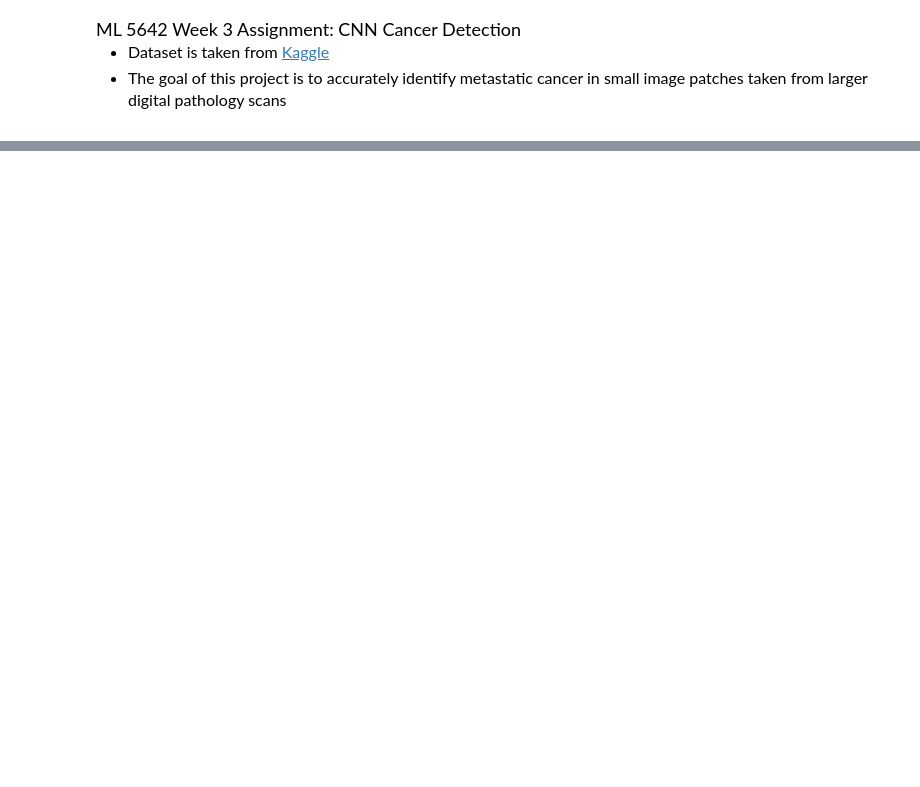
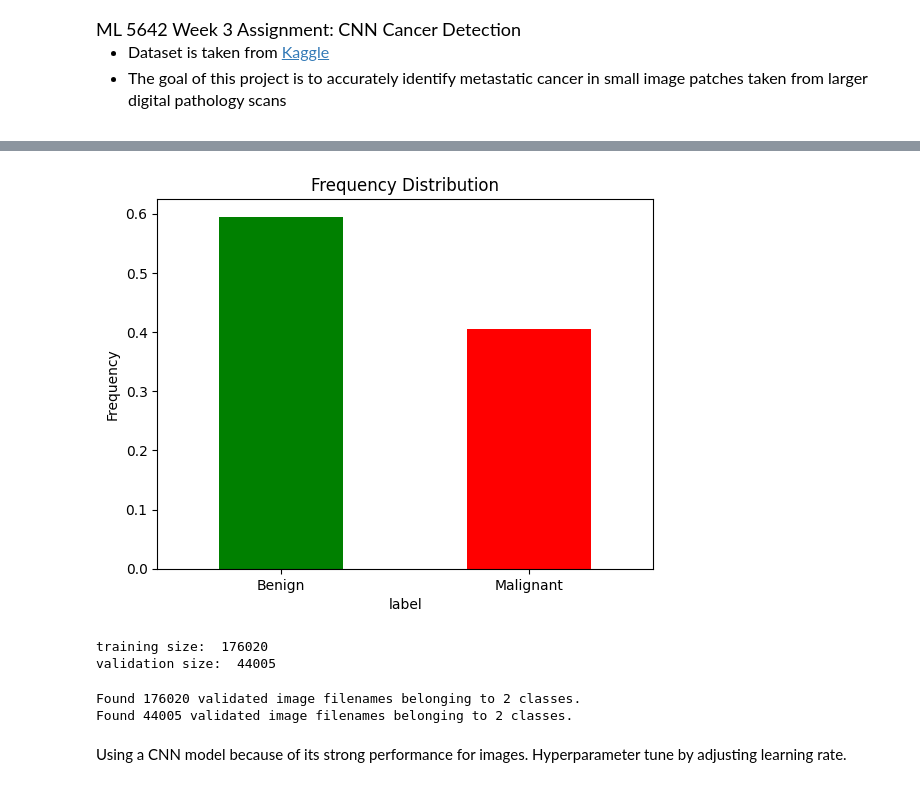
Before and after one commit to chrishead22/CancerDetection, a Jupyter notebook: CancerDetection.ipynb, the cells around one changed output, grey strips where cells are left out. Saved outputs shown, nothing was run; the diff lists cells and outputs as text; code cells hidden in the pictures; blank space fills up the shorter version.

```diff
--- a/CancerDetection.ipynb
+++ b/CancerDetection.ipynb
@@ -31,15 +29,9 @@ pd.set_option('display.max_columns', None)
 # %%
-# connect to Kaggle dataset locally and display contents
-#df = pd.read_csv('nytimes_best_restaurants_2024.csv')
-
+# connect to Kaggle dataset and display contents
 train_images = '/kaggle/input/histopathologic-cancer-detection/train/'
 test_images = '/kaggle/input/histopathologic-cancer-detection/test/'
-label_csv = '/kaggle/input/histopathologic-cancer-detection/train_labels.csv'
 
-df = pd.read_csv(label_csv)
-
+df = pd.read_csv('/kaggle/input/histopathologic-cancer-detection/train_labels.csv')
 df['id'] = df['id'] + '.tif'
 df['label'] = df['label'].astype(str)
-
-print(df.shape)
 df.head()
@@ -45,0 +45,20 @@ df.head()
+# %%
+# get frequency distribution
+distribution = (df.label.value_counts() / len(df)).to_frame()
+distribution.iloc[:, 0].plot(kind='bar', color=['green', 'red'])
+plt.title('Frequency Distribution')
+plt.ylabel('Frequency')
+plt.xticks([0, 1], ['Benign', 'Malignant'], rotation=0)
+plt.show()
+# %% [output]
+[figure, added]
+# %%
+# split the data into training and validation data
+train_df, valid_df = train_test_split(df, test_size=0.2, stratify=df['label'], random_state=42)
+
+# get size of each dataset
+print("training size: ", len(train_df))
+print("validation size: ", len(valid_df))
+# %% [output]
+training size:  176020
+validation size:  44005
@@ -45,0 +68,27 @@ df.head()
+# %%
+train_loader = valid_data.flow_from_dataframe(
+    dataframe=train_df,
+    directory=train_images,
+    x_col='id',
+    y_col='label',
+    class_mode='categorical',
+    batch_size=64,
+    target_size=(32, 32),
+    shuffle=False
+)
+
+valid_loader = valid_data.flow_from_dataframe(
+    dataframe=valid_df,
+    directory=train_images,
+    x_col='id',
+    y_col='label',
+    class_mode='categorical',
+    batch_size=64,
+    target_size=(32, 32),
+    shuffle=False
+)
+# %% [output]
+Found 176020 validated image filenames belonging to 2 classes.
+Found 44005 validated image filenames belonging to 2 classes.
+# %% [markdown]
+Using a CNN model because of its strong performance for images. Hyperparameter tune by adjusting learning rate.
```
Also changed, not shown: parts of 7 cells of this notebook.
